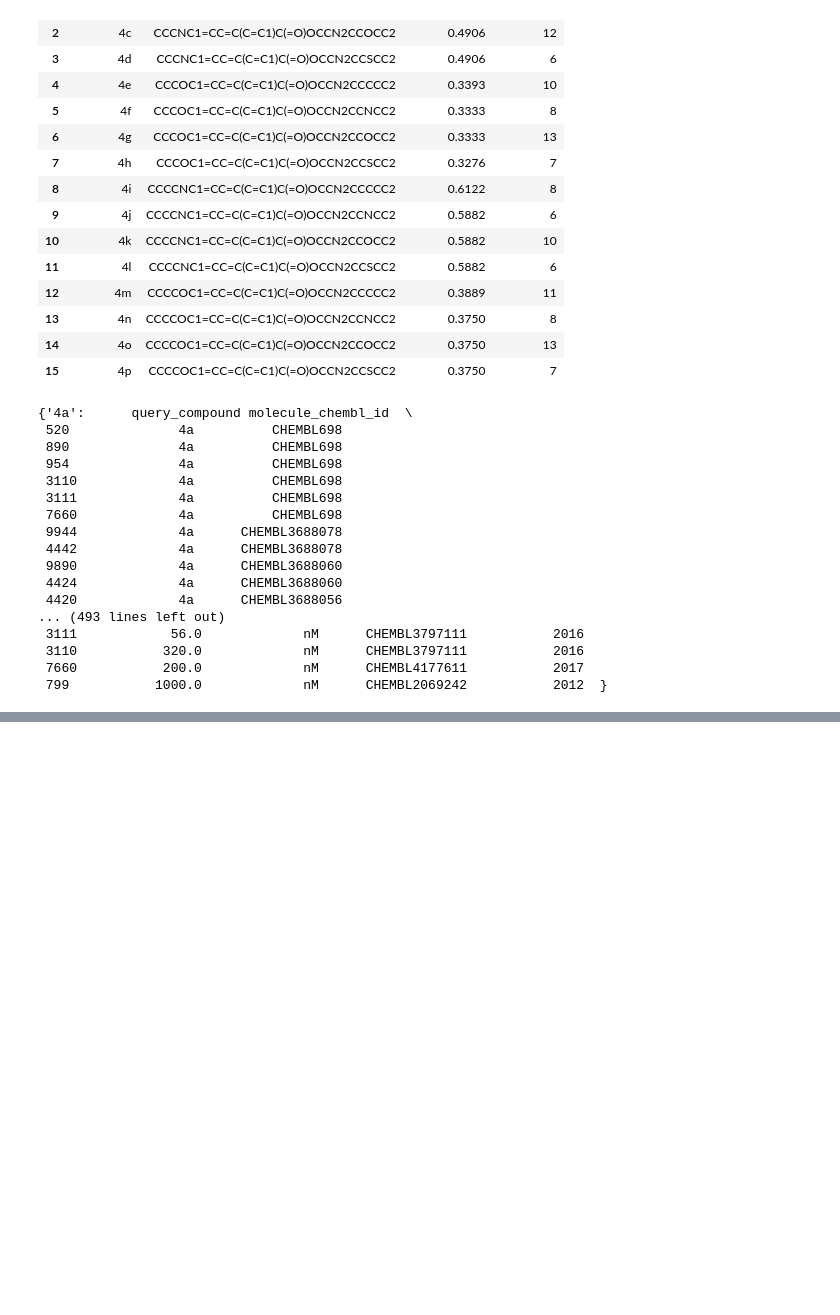
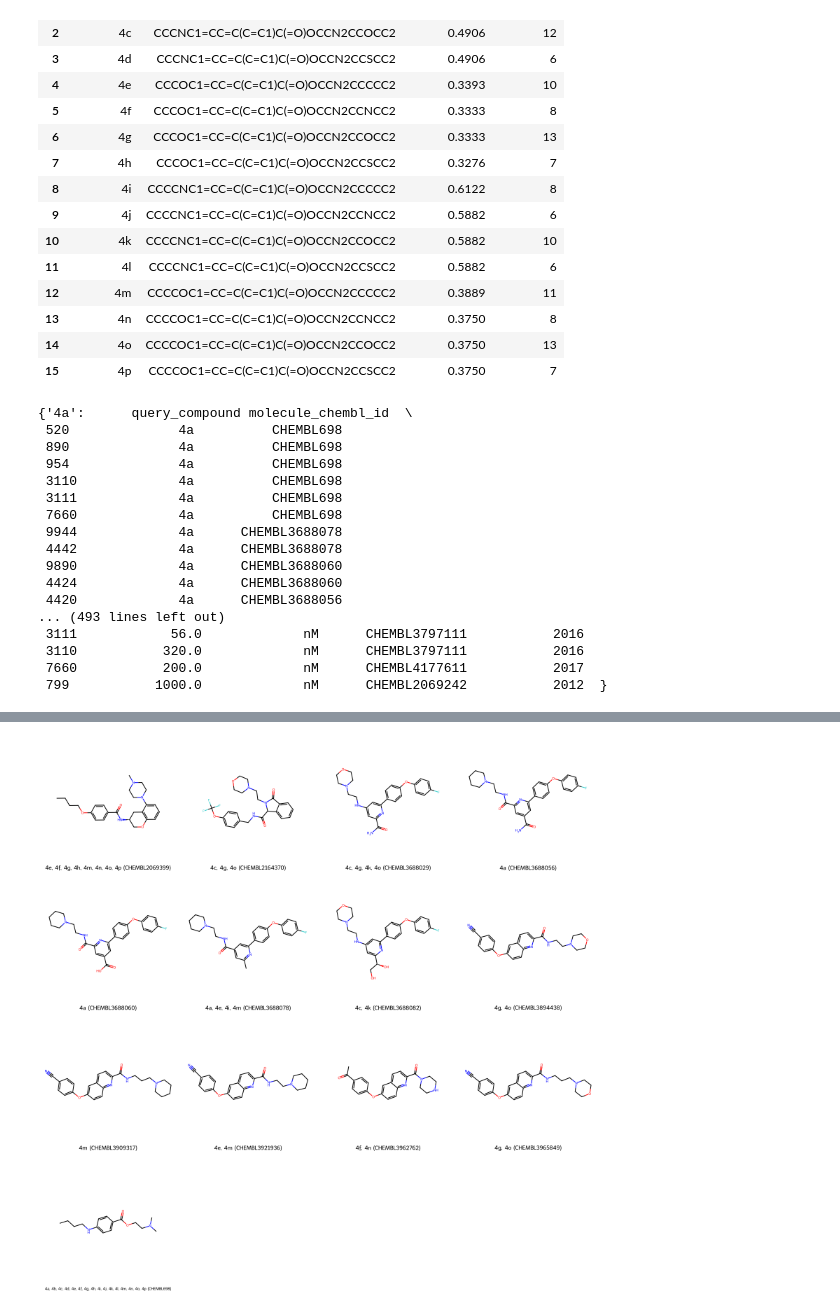
Before and after one commit to larry-xiping/LA-SAR-Validation, a Jupyter notebook: 01.ipynb, the cells around one changed output, grey strips where cells are left out. Cells and saved outputs as stored; diff of their text form; code cells hidden in the pictures; blank space fills up the shorter version.

```diff
--- a/01.ipynb
+++ b/01.ipynb
@@ -602,0 +637,78 @@ compound_fps['4a'].ToBitString()
+# %%
+from rdkit import Chem
+from rdkit.Chem import Draw
+import pandas as pd
+
+# ============================================================
+# STEP 7 — Visualize unique matched molecules
+# ============================================================
+
+# 1. Group all matches belonging to the same ChEMBL molecule.
+#    If one molecule matches multiple reference compounds,
+#    combine those reference labels into one label.
+
+unique_mols_df = (
+    master_hits_df
+    .groupby("molecule_chembl_id", as_index=False)
+    .agg({
+        "canonical_smiles": "first",
+        "query_compound": lambda x: ", ".join(
+            sorted(set(x))
+        )
+    })
+)
+
+print(f"Unique ChEMBL molecules identified: {len(unique_mols_df)}")
+
+
+# 2. Convert SMILES into RDKit molecule objects.
+
+mols_list = []
+labels_list = []
+
+failed_smiles_count = 0
+
+for _, row in unique_mols_df.iterrows():
+
+    smiles = row["canonical_smiles"]
+
+    if pd.isna(smiles) or not isinstance(smiles, str):
+        failed_smiles_count += 1
+        continue
+
+    mol = Chem.MolFromSmiles(smiles)
+
+    if mol is not None:
+        mols_list.append(mol)
+
+        # Example:
+        # 4a, 4b (CHEMBL698)
+        labels_list.append(
+            f"{row['query_compound']} "
+            f"({row['molecule_chembl_id']})"
+        )
+
+    else:
+        failed_smiles_count += 1
+
+
+print(f"Valid molecules drawn: {len(mols_list)}")
+print(f"Missing/invalid structures skipped: {failed_smiles_count}")
+
+
+# 3. Generate a structure grid.
+
+if mols_list:
+
+    img = Draw.MolsToGridImage(
+        mols_list,
+        molsPerRow=4,
+        subImgSize=(400, 400),
+        legends=labels_list
+    )
+
+    display(img)
+
+else:
+    print("ERROR: No valid molecules available for visualization.")
+# %% [output]
@@ -602,0 +718 @@ compound_fps['4a'].ToBitString()
+[figure, added]
```
Also changed, not shown: parts of 7 cells of this notebook.
